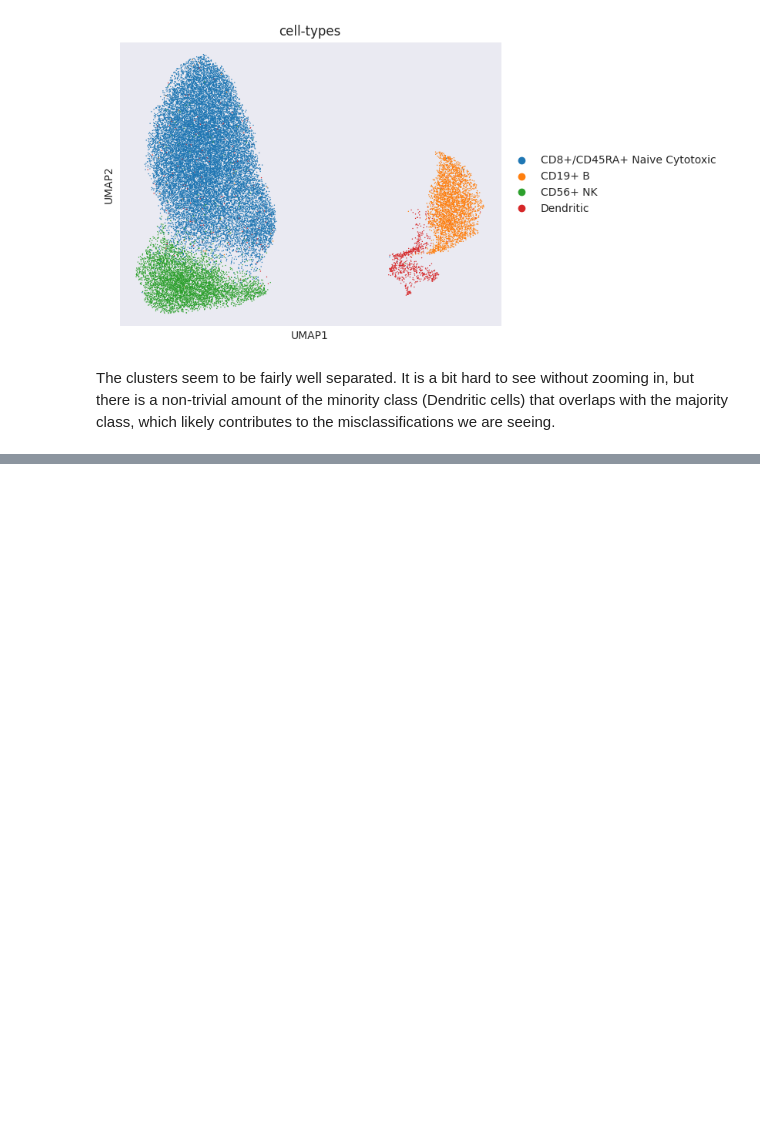
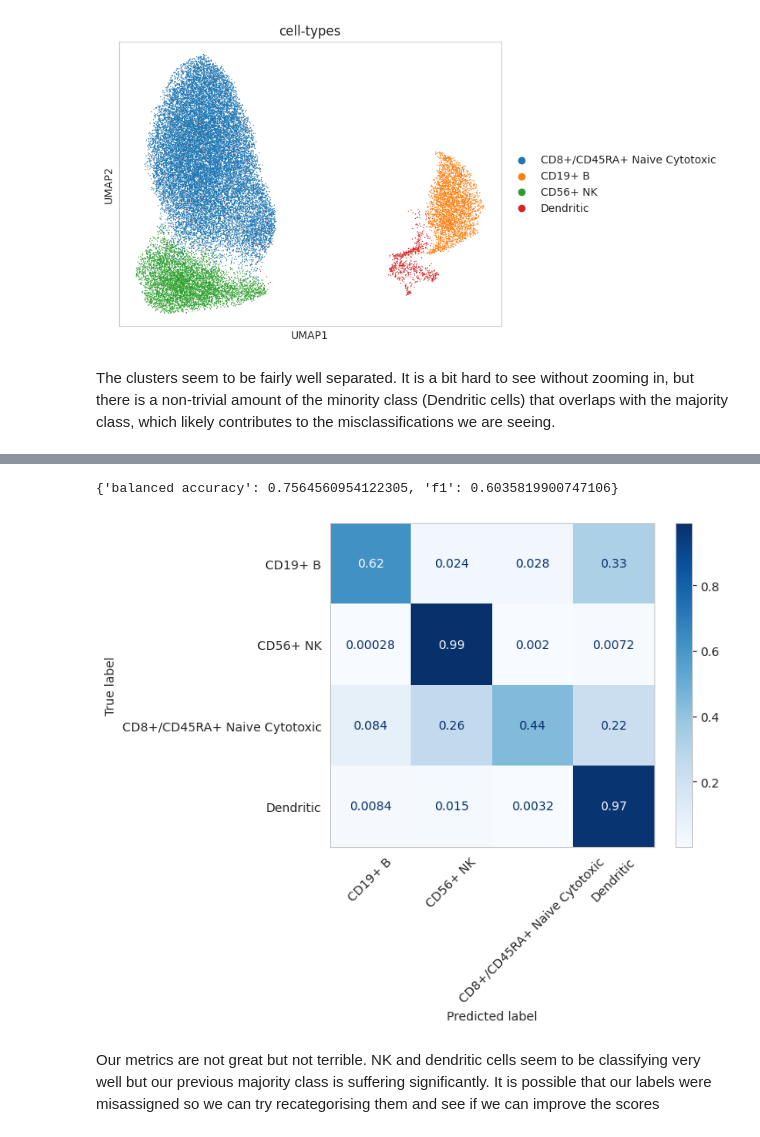
Before and after one commit to KnotATypo/BINF7000-A3-G16, a Jupyter notebook: notebook.ipynb, the cells around one changed output, grey strips where cells are left out. Drawn from its saved outputs; the diff is of its cells as text; code cells hidden in the pictures; blank space fills up the shorter version.

Commit message:
Initial test on test_dataset

```diff
--- a/notebook.ipynb
+++ b/notebook.ipynb
@@ -520,0 +602,3 @@ The clusters seem to be fairly well separated. It is a bit hard to see without z
+# %%
+Y = test_data.obs["cell-types"]
+Y.value_counts()
@@ -520,0 +619,11 @@ The clusters seem to be fairly well separated. It is a bit hard to see without z
+# %%
+# loop through the Y list and map each to their pre-decided cell type from the training set
+Y_adjusted = [(lambda x: cell_type_mapping[x])(x) for x in Y]
+# rename the dataset columns to their gene names used during training and reorder them
+X = reduced_test_df.rename(gene_id_mapping, axis=1)[X_train.columns.tolist()]
+# %%
+# create a 'mask' of the rows to keep or remove
+mask = pd.Series(Y_adjusted) != 'ignored'
+Y_original = pd.Series([x[0] for x in zip(Y, mask) if x[1]])
+X = X[mask.values]
+Y_adjusted = pd.Series(Y_adjusted)[mask]
@@ -520,0 +645,16 @@ The clusters seem to be fairly well separated. It is a bit hard to see without z
+# %%
+predictions = random_forest.predict(X)
+# %%
+print(score(predictions, Y_adjusted))
+
+cm = confusion_matrix(Y_adjusted, predictions, labels=random_forest.classes_, normalize="true")
+disp = ConfusionMatrixDisplay(confusion_matrix=cm, display_labels=random_forest.classes_)
+disp.plot(cmap=plt.cm.Blues)
+plt.grid(False)
+plt.xticks(rotation=45)
+plt.show()
+# %% [output]
+{'balanced accuracy': 0.7564560954122305, 'f1': 0.6035819900747106}
+[figure, added]
+# %% [markdown]
+Our metrics are not great but not terrible. NK and dendritic cells seem to be classifying very well but our previous majority class is suffering significantly. It is possible that our labels were misassigned so we can try recategorising them and see if we can improve the scores
```
Also changed, not shown: parts of 14 cells of this notebook.
